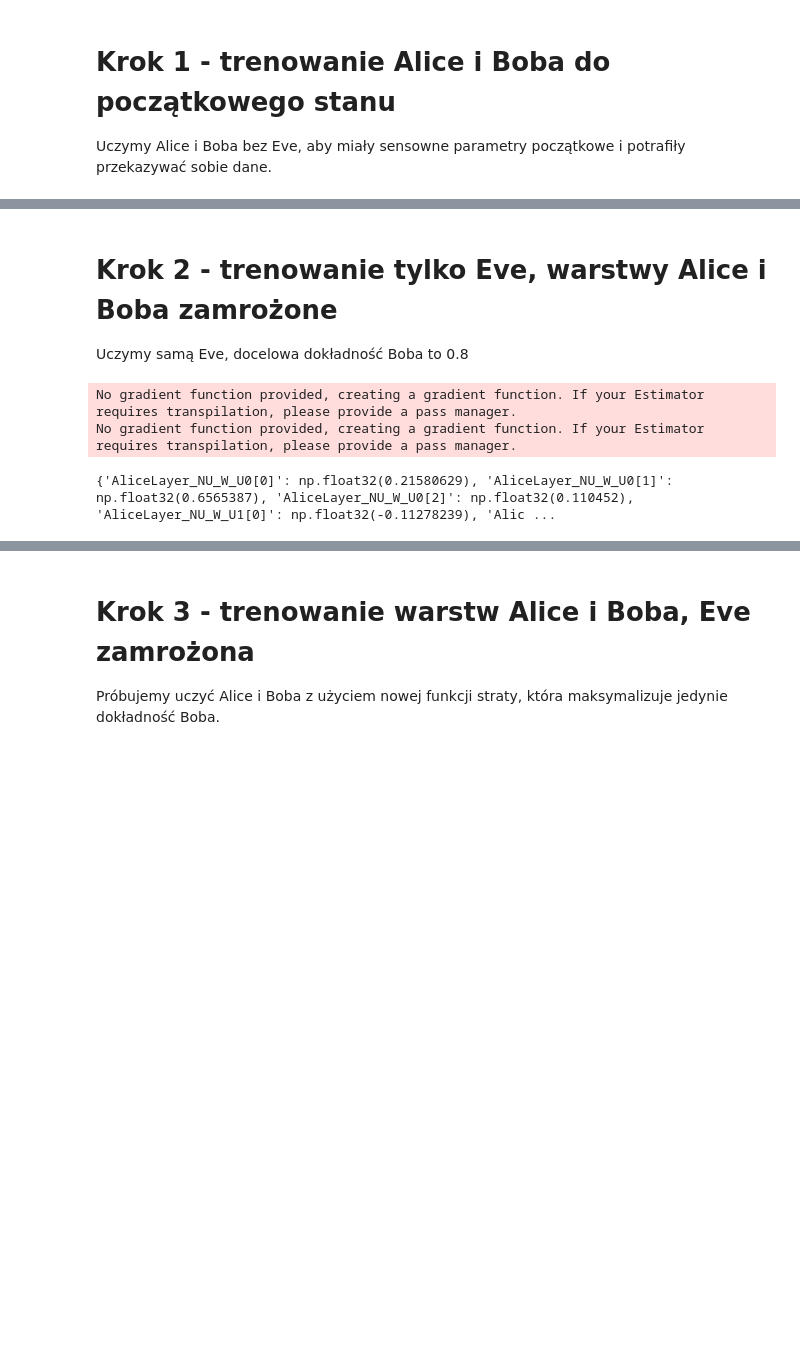
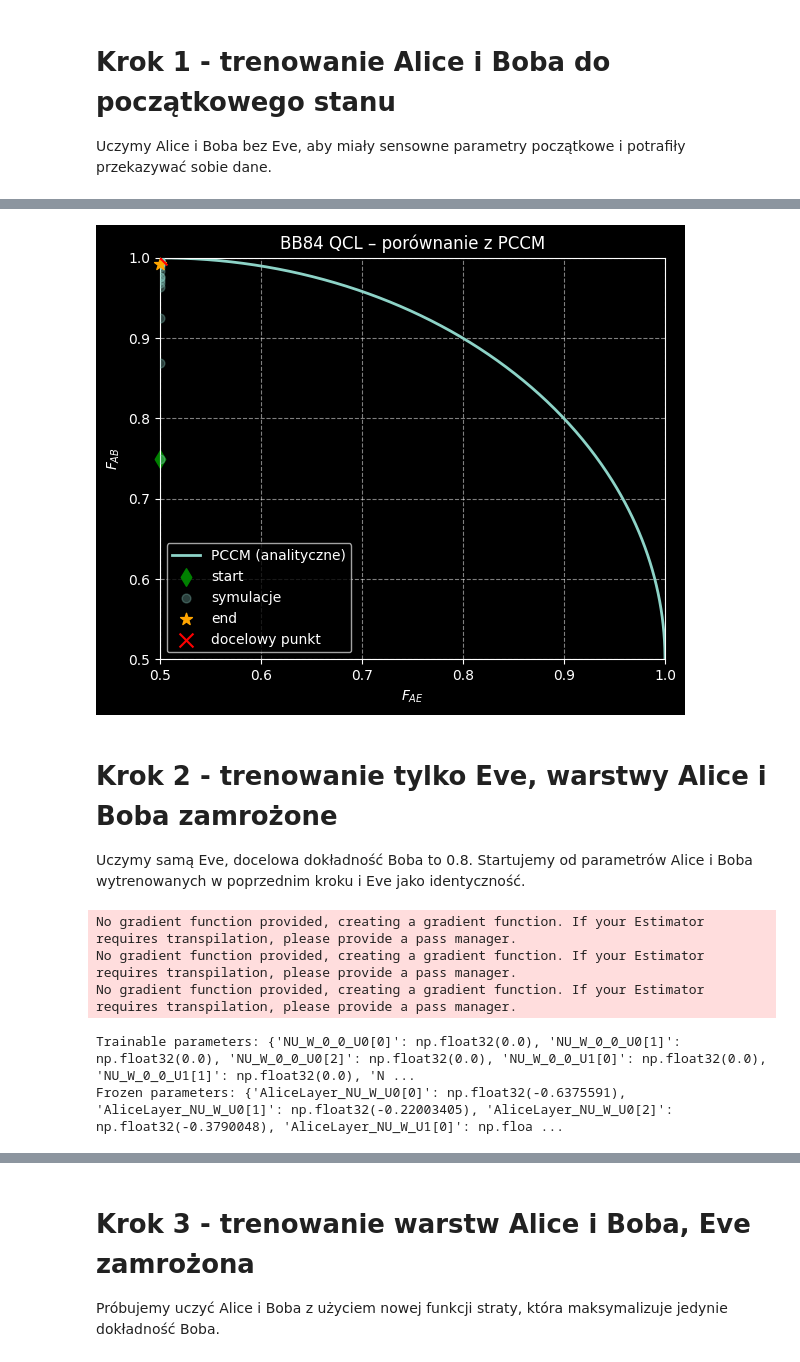
Before and after one commit to wojciechp6/BB84-QCL-error-correction, a Jupyter notebook: experiments/separate_multi_qubit.ipynb, the cells around one changed output, grey strips where cells are left out. Cells and saved outputs as stored; diff of their text form; code cells hidden in the pictures; blank space fills up the shorter version.

```diff
--- a/experiments/separate_multi_qubit.ipynb
+++ b/experiments/separate_multi_qubit.ipynb
@@ -47,5 +54,5 @@ def train_ab():
 # Krok 1 - trenowanie Alice i Boba do początkowego stanu
 Uczymy Alice i Boba bez Eve, aby miały sensowne parametry początkowe i potrafiły przekazywać sobie dane.
 # %%
-train_ab()
+b_q, e_q = train_ab()
 # %% [output]
@@ -56,0 +65,3 @@ epoch: 15, loss: -0.9788482189178467, QBER: {'bob_qber': np.float64(0.0079365079
+# %%
+plt_fab_fae(b_q, e_q, 1)
+# %% [output]
@@ -57,6 +69,7 @@ epoch: 15, loss: -0.9788482189178467, QBER: {'bob_qber': np.float64(0.0079365079
+[figure, added]
 # %% [markdown]
 # Krok 2 - trenowanie tylko Eve, warstwy Alice i Boba zamrożone
-Uczymy samą Eve, docelowa dokładność Boba to 0.8
+Uczymy samą Eve, docelowa dokładność Boba to 0.8. Startujemy od parametrów Alice i Boba wytrenowanych w poprzednim kroku i Eve jako identyczność.
 # %%
 eve_protocol.set_parameters(ab_protocol.get_all_parameters())
 
@@ -67,11 +80,14 @@ for p in eve.nu.params():
 
 eve_protocol.set_parameters(params)
 eve_protocol.freeze_elements(layers)
-print(eve_protocol.get_all_parameters())
+print("Trainable parameters:", eve_protocol.get_unfrozen_parameters())
+print("Frozen parameters:", eve_protocol.get_frozen_params())
 # %% [output]
 No gradient function provided, creating a gradient function. If your Estimator requires transpilation, please provide a pass manager.
 No gradient function provided, creating a gradient function. If your Estimator requires transpilation, please provide a pass manager.
+No gradient function provided, creating a gradient function. If your Estimator requires transpilation, please provide a pass manager.
-{'AliceLayer_NU_W_U0[0]': np.float32(0.21580629), 'AliceLayer_NU_W_U0[1]': np.float32(0.6565387), 'AliceLayer_NU_W_U0[2]': np.float32(0.110452), 'AliceLayer_NU_W_U1[0]': np.float32(-0.11278239), 'Alic ...
+Trainable parameters: {'NU_W_0_0_U0[0]': np.float32(0.0), 'NU_W_0_0_U0[1]': np.float32(0.0), 'NU_W_0_0_U0[2]': np.float32(0.0), 'NU_W_0_0_U1[0]': np.float32(0.0), 'NU_W_0_0_U1[1]': np.float32(0.0), 'N ...
+Frozen parameters: {'AliceLayer_NU_W_U0[0]': np.float32(-0.6375591), 'AliceLayer_NU_W_U0[1]': np.float32(-0.22003405), 'AliceLayer_NU_W_U0[2]': np.float32(-0.3790048), 'AliceLayer_NU_W_U1[0]': np.floa ...
 # %%
 eve_protocol.f_value = 0.8
 b_q, e_q = train_eve()
```
Also changed, not shown: parts of 19 cells of this notebook, 2 other files.
